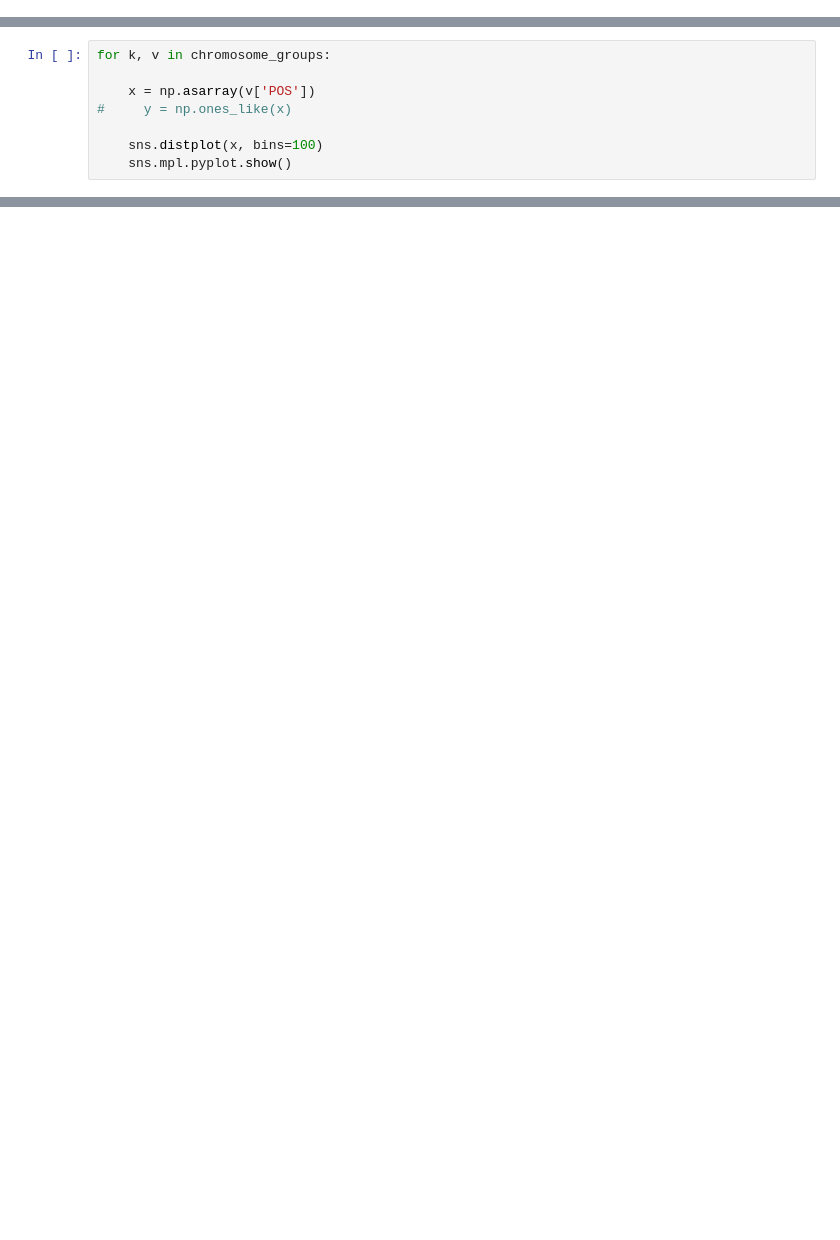
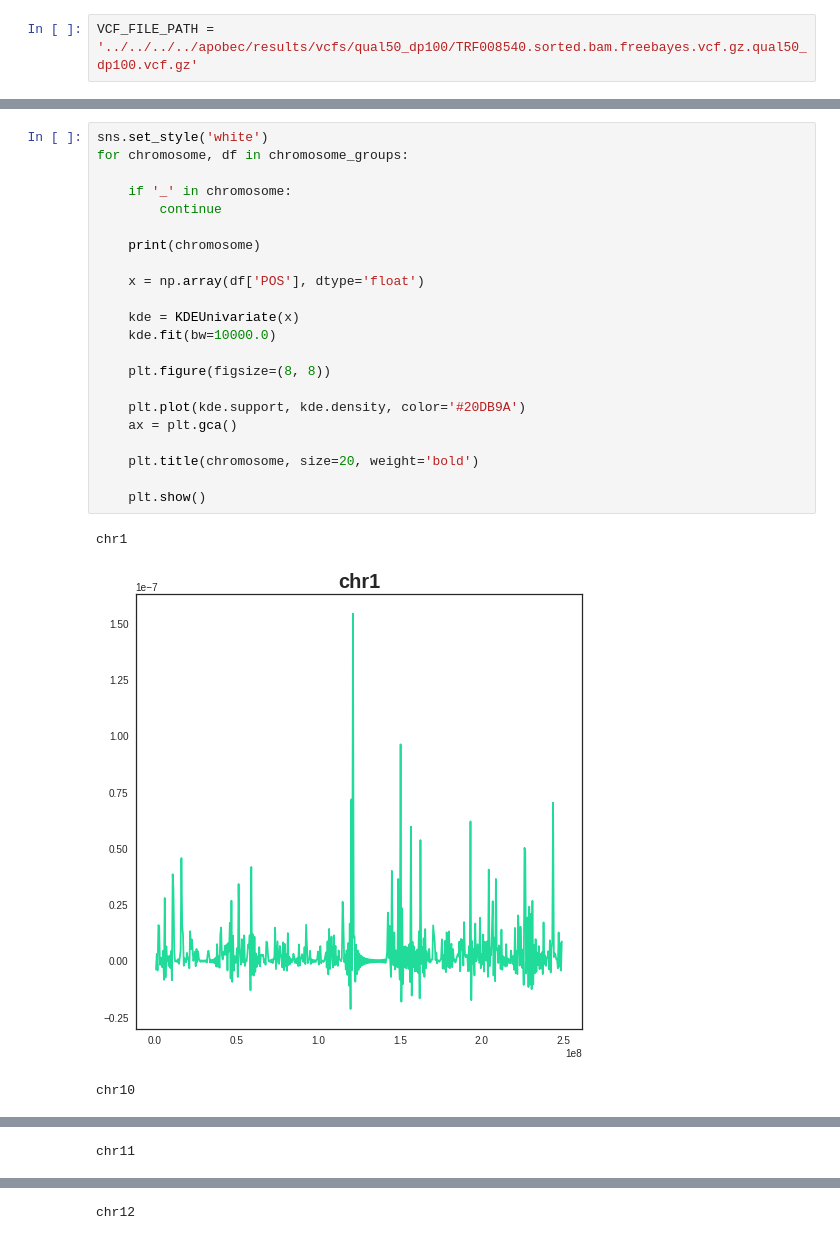
Before and after one commit to tpham2654/mutational_signature, a Jupyter notebook: notebooks/genome-kernel.ipynb, the cells around one changed output, grey strips where cells are left out. Drawn from its saved outputs; the diff is of its cells as text; blank space fills up the shorter version.

```diff
--- a/notebooks/genome-kernel.ipynb
+++ b/notebooks/genome-kernel.ipynb
@@ -11,2 +15,4 @@ VCF_FILE_PATH = '../../../../guardiome/repositories/create-genome-app/genome-app
+# %%
+VCF_FILE_PATH = '../../../../apobec/results/vcfs/qual50_dp100/TRF008540.sorted.bam.freebayes.vcf.gz.qual50_dp100.vcf.gz'
 # %%
 vcf_dict = read_vcf(VCF_FILE_PATH)
@@ -25,8 +28,0 @@ chromosome_groups = vcf_dict['data'].groupby('CHROM')
-# %%
-for k, v in chromosome_groups:
-
-    x = np.asarray(v['POS'])
-#     y = np.ones_like(x)
-
-    sns.distplot(x, bins=100)
-    sns.mpl.pyplot.show()
@@ -46,0 +29,26 @@ for k, v in chromosome_groups:
+# %%
+sns.set_style('white')
+for chromosome, df in chromosome_groups:
+
+    if '_' in chromosome:
+        continue
+
+    print(chromosome)
+
+    x = np.array(df['POS'], dtype='float')
+
+    kde = KDEUnivariate(x)
+    kde.fit(bw=10000.0)
+
+    plt.figure(figsize=(8, 8))
+
+    plt.plot(kde.support, kde.density, color='#20DB9A')
+    ax = plt.gca()
+
+    plt.title(chromosome, size=20, weight='bold')
+
+    plt.show()
+# %% [output]
+chr1
+[figure, added]
+chr10
@@ -46,0 +56 @@ for k, v in chromosome_groups:
+chr11
@@ -46,0 +58 @@ for k, v in chromosome_groups:
+chr12
```
Also changed, not shown: parts of 6 cells of this notebook.
